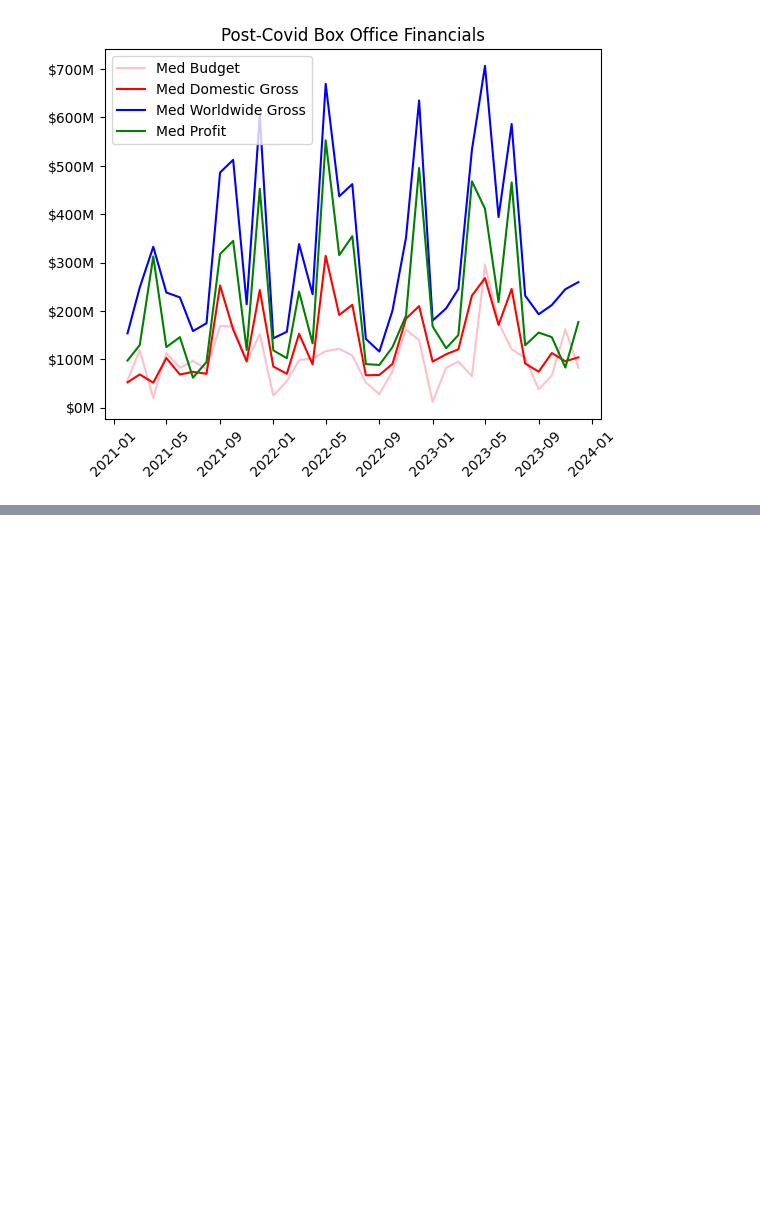
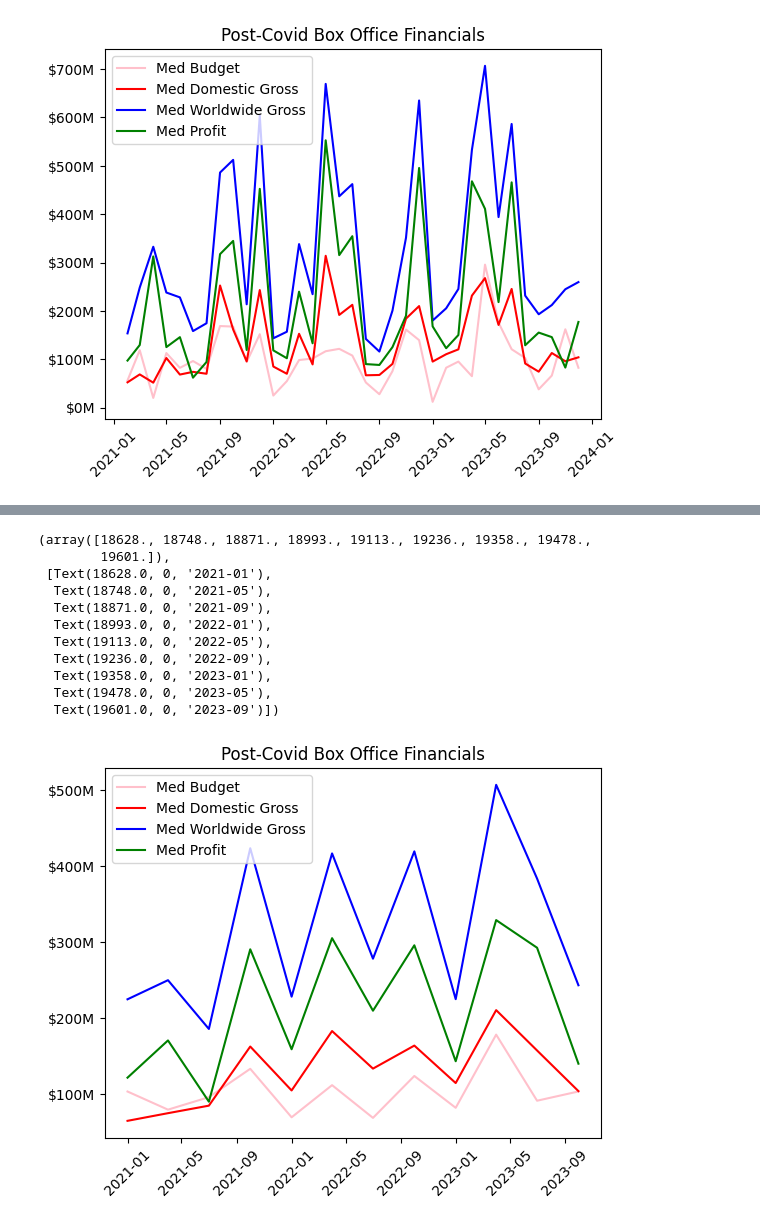
Before and after one commit to hoda-ayad/movie-universe, a Jupyter notebook: movie_budget_extract.ipynb, the cells around one changed output, grey strips where cells are left out. Drawn from its saved outputs; the diff is of its cells as text; code cells hidden in the pictures; blank space fills up the shorter version.

```diff
--- a/movie_budget_extract.ipynb
+++ b/movie_budget_extract.ipynb
@@ -490,0 +523,28 @@ plt.xticks(rotation=45)
+# %%
+qpost_monthly_budg = post_covid.groupby(post_covid['Release_Date'].dt.to_period('Q').dt.to_timestamp()).agg({'budget': 'mean'}).reset_index()
+qpost_monthly_prof = post_covid.groupby(post_covid['Release_Date'].dt.to_period('Q').dt.to_timestamp()).agg({'Profit': 'mean'}).reset_index()
+qpost_monthly_dom =  post_covid.groupby(post_covid['Release_Date'].dt.to_period('Q').dt.to_timestamp()).agg({'Domestic Gross': 'mean'}).reset_index()
+qpost_monthly_world = post_covid.groupby(post_covid['Release_Date'].dt.to_period('Q').dt.to_timestamp()).agg({'Worldwide Gross': 'mean'}).reset_index()
+# %%
+plt.plot(qpost_monthly_budg['Release_Date'], qpost_monthly_budg['budget'], color='pink')
+plt.plot(qpost_monthly_world['Release_Date'], qpost_monthly_dom['Domestic Gross'], color='red')
+plt.plot(qpost_monthly_dom['Release_Date'], qpost_monthly_world['Worldwide Gross'], color='blue')
+plt.plot(qpost_monthly_prof['Release_Date'], qpost_monthly_prof['Profit'], color='green')
+plt.legend(['Med Budget', 'Med Domestic Gross', 'Med Worldwide Gross', 'Med Profit'])
+plt.title('Post-Covid Box Office Financials')
+plt.gca().yaxis.set_major_formatter(FuncFormatter(millions_formatter))
+plt.xticks(rotation=45)
+#plt.legend(['Budget', 'Domestic Gross', 'Profit'])
+# %% [output]
+(array([18628., 18748., 18871., 18993., 19113., 19236., 19358., 19478.,
+        19601.]),
+ [Text(18628.0, 0, '2021-01'),
+  Text(18748.0, 0, '2021-05'),
+  Text(18871.0, 0, '2021-09'),
+  Text(18993.0, 0, '2022-01'),
+  Text(19113.0, 0, '2022-05'),
+  Text(19236.0, 0, '2022-09'),
+  Text(19358.0, 0, '2023-01'),
+  Text(19478.0, 0, '2023-05'),
+  Text(19601.0, 0, '2023-09')])
+[figure, added]
```
Also changed, not shown: parts of 26 cells of this notebook, 3 other files.
